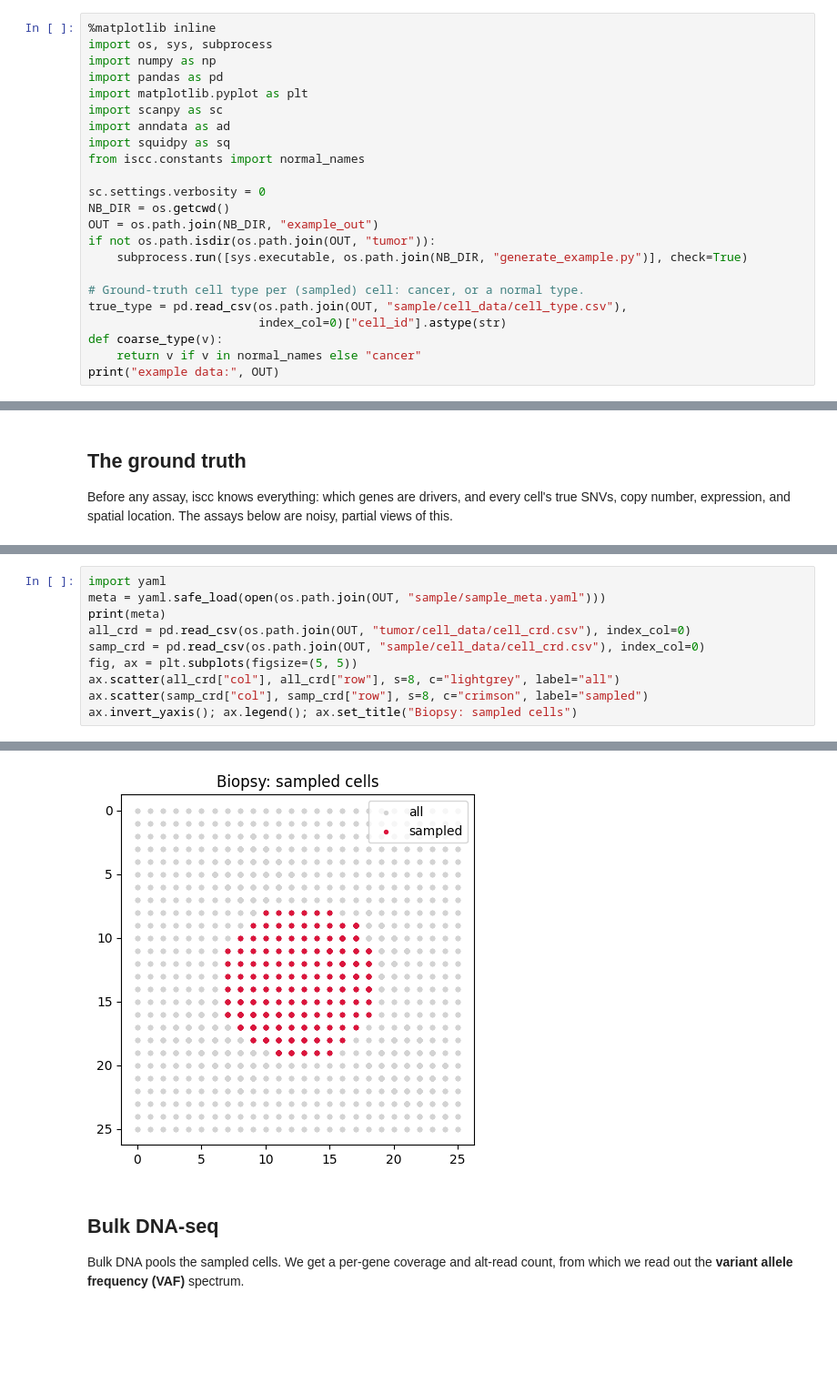
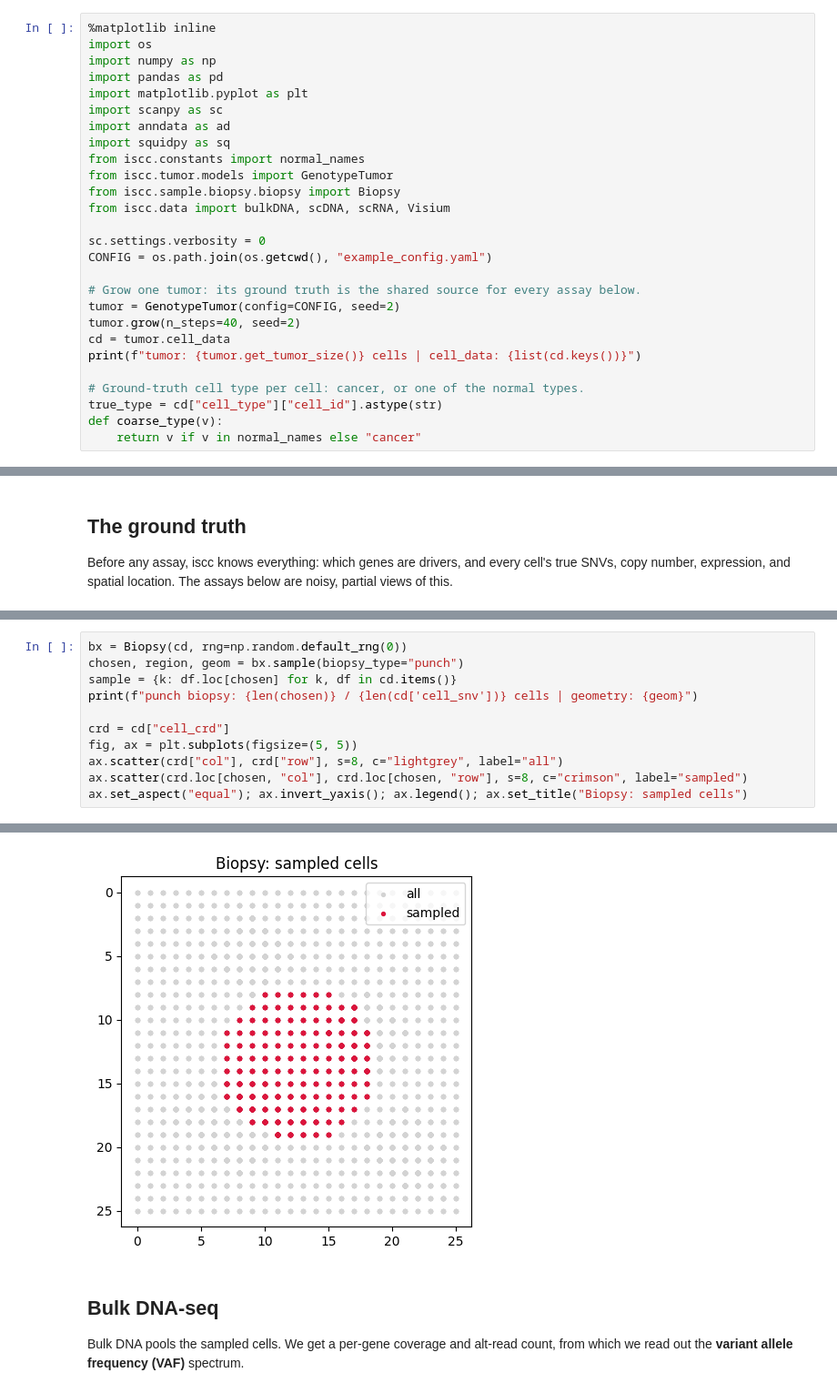
Before and after one commit to pedrofale/iscc, a Jupyter notebook: notebooks/03_data_overview.ipynb, the cells around one changed output, grey strips where cells are left out. Shown at 91% size. Drawn from its saved outputs; the diff is of its cells as text; blank space fills up the shorter version.

```diff
--- a/notebooks/03_data_overview.ipynb
+++ b/notebooks/03_data_overview.ipynb
@@ -11,6 +10,6 @@ it and compare the unsupervised clusters/niches against the ground truth.
 # %%
 %matplotlib inline
-import os, sys, subprocess
+import os
 import numpy as np
 import pandas as pd
 import matplotlib.pyplot as plt
@@ -18,17 +17,21 @@ import scanpy as sc
 import anndata as ad
 import squidpy as sq
 from iscc.constants import normal_names
+from iscc.tumor.models import GenotypeTumor
+from iscc.sample.biopsy.biopsy import Biopsy
+from iscc.data import bulkDNA, scDNA, scRNA, Visium
 
 sc.settings.verbosity = 0
-NB_DIR = os.getcwd()
-OUT = os.path.join(NB_DIR, "example_out")
-if not os.path.isdir(os.path.join(OUT, "tumor")):
-    subprocess.run([sys.executable, os.path.join(NB_DIR, "generate_example.py")], check=True)
+CONFIG = os.path.join(os.getcwd(), "example_config.yaml")
 
-# Ground-truth cell type per (sampled) cell: cancer, or a normal type.
-true_type = pd.read_csv(os.path.join(OUT, "sample/cell_data/cell_type.csv"),
-                        index_col=0)["cell_id"].astype(str)
+# Grow one tumor: its ground truth is the shared source for every assay below.
+tumor = GenotypeTumor(config=CONFIG, seed=2)
+tumor.grow(n_steps=40, seed=2)
+cd = tumor.cell_data
+print(f"tumor: {tumor.get_tumor_size()} cells | cell_data: {list(cd.keys())}")
+
+# Ground-truth cell type per cell: cancer, or one of the normal types.
+true_type = cd["cell_type"]["cell_id"].astype(str)
 def coarse_type(v):
     return v if v in normal_names else "cancer"
-print("example data:", OUT)
 # %% [output]
@@ -59,11 +64,12 @@ plt.colorbar(im, ax=ax, fraction=0.046)
 # %%
-import yaml
-meta = yaml.safe_load(open(os.path.join(OUT, "sample/sample_meta.yaml")))
-print(meta)
-all_crd = pd.read_csv(os.path.join(OUT, "tumor/cell_data/cell_crd.csv"), index_col=0)
-samp_crd = pd.read_csv(os.path.join(OUT, "sample/cell_data/cell_crd.csv"), index_col=0)
+bx = Biopsy(cd, rng=np.random.default_rng(0))
+chosen, region, geom = bx.sample(biopsy_type="punch")
+sample = {k: df.loc[chosen] for k, df in cd.items()}
+print(f"punch biopsy: {len(chosen)} / {len(cd['cell_snv'])} cells | geometry: {geom}")
+
+crd = cd["cell_crd"]
 fig, ax = plt.subplots(figsize=(5, 5))
-ax.scatter(all_crd["col"], all_crd["row"], s=8, c="lightgrey", label="all")
-ax.scatter(samp_crd["col"], samp_crd["row"], s=8, c="crimson", label="sampled")
-ax.invert_yaxis(); ax.legend(); ax.set_title("Biopsy: sampled cells")
+ax.scatter(crd["col"], crd["row"], s=8, c="lightgrey", label="all")
+ax.scatter(crd.loc[chosen, "col"], crd.loc[chosen, "row"], s=8, c="crimson", label="sampled")
+ax.set_aspect("equal"); ax.invert_yaxis(); ax.legend(); ax.set_title("Biopsy: sampled cells")
 # %% [output]
@@ -71,5 +77,5 @@ ax.invert_yaxis(); ax.legend(); ax.set_title("Biopsy: sampled cells")
 Text(0.5, 1.0, 'Biopsy: sampled cells')
-[figure, old version]
+[figure, new version]
 # %% [markdown]
 ## Bulk DNA-seq
 
```
Also changed, not shown: parts of 12 cells of this notebook, 31 other files.
